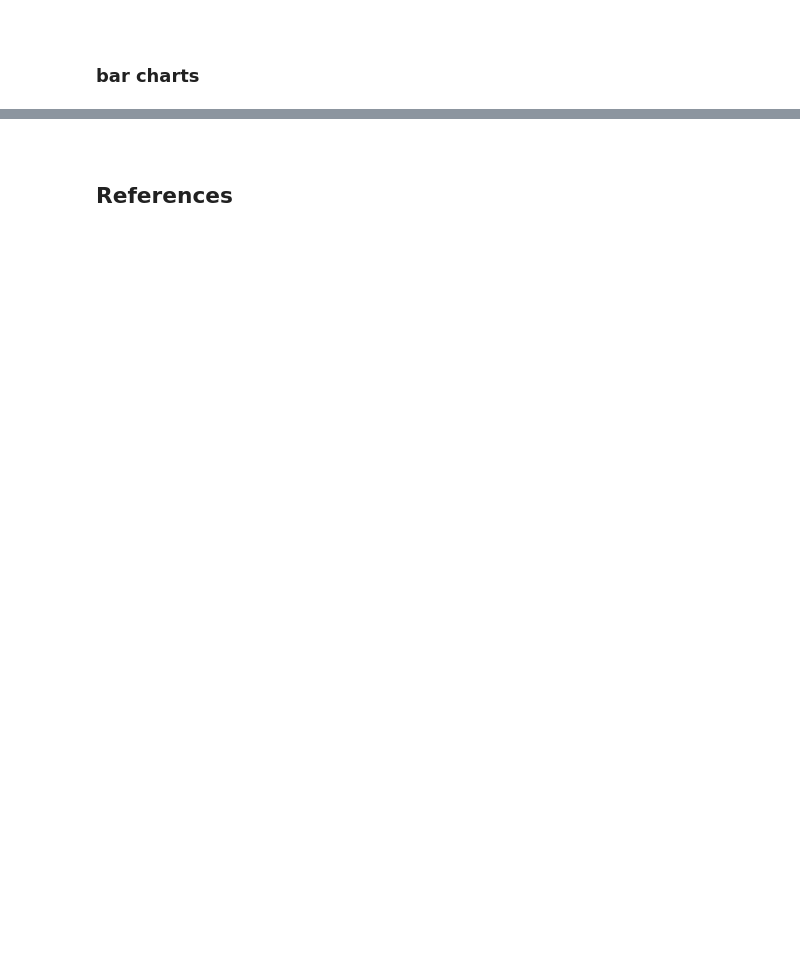
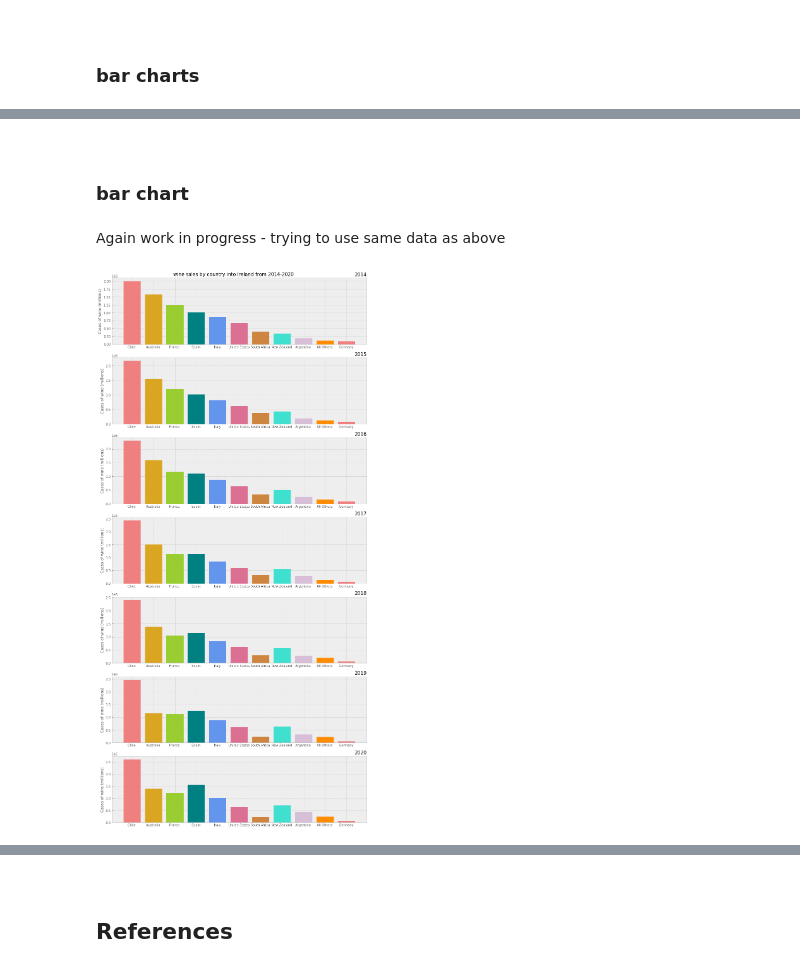
Before and after one commit to Caoimhinv/Fundamentals_Assessment, a Jupyter notebook: pyplot.ipynb, the cells around one changed output, grey strips where cells are left out. Saved outputs shown, nothing was run; the diff lists cells and outputs as text; code cells hidden in the pictures; blank space fills up the shorter version.

```diff
--- a/pyplot.ipynb
+++ b/pyplot.ipynb
@@ -362,0 +301,43 @@ plt.pie(df["sales_2020"], labels = df["Country"], explode = myexplode, shadow=Tr
+# %% [markdown]
+<br>
+
+### bar chart
+# %% [markdown]
+Again work in progress - trying to use same data as above
+# %%
+# sort values into order
+df1= df.sort_values(by=['sales_2014'], ascending=False)
+
+# plt.figure(figsize=(15, 10))
+# plt.style.use('ggplot')
+my_colors = ['lightcoral', 'goldenrod', 'yellowgreen', 'teal', 'cornflowerblue', 'palevioletred', 'peru',
+             'turquoise', 'thistle', 'darkorange']
+fig, axs = plt.subplots(7,1, figsize=(12, 25), edgecolor='blue')
+
+axs[0].bar(df1['Country'], df1['sales_2014'], color=my_colors)
+axs[0].set_title('2014', loc='right', size=15)
+axs[0].set_ylabel('Cases of wine (millions)')
+axs[1].bar(df1['Country'], df1['sales_2015'], color=my_colors)
+axs[1].set_title('2015', loc='right', size=15)
+axs[1].set_ylabel('Cases of wine (millions)')
+axs[2].bar(df1['Country'], df1['sales_2016'], color=my_colors)
+axs[2].set_title('2016', loc='right', size=15)
+axs[2].set_ylabel('Cases of wine (millions)')
+axs[3].bar(df1['Country'], df1['sales_2017'], color=my_colors)
+axs[3].set_title('2017', loc='right', size=15)
+axs[3].set_ylabel('Cases of wine (millions)')
+axs[4].bar(df1['Country'], df1['sales_2018'], color=my_colors)
+axs[4].set_title('2018', loc='right', size=15)
+axs[4].set_ylabel('Cases of wine (millions)')
+axs[5].bar(df1['Country'], df1['sales_2019'], color=my_colors)
+axs[5].set_title('2019', loc='right', size=15)
+axs[5].set_ylabel('Cases of wine (millions)')
+axs[6].bar(df1['Country'], df1['sales_2020'], color=my_colors)
+axs[6].set_title('2020', loc='right', size=15)
+axs[6].set_ylabel('Cases of wine (millions)')
+
+fig.suptitle('wine sales by country into Ireland from 2014-2020',
+             fontsize=15)
+fig.tight_layout()
+# %% [output]
+[figure, added]
```
Also changed, not shown: parts of 19 cells of this notebook, 37 other files.
